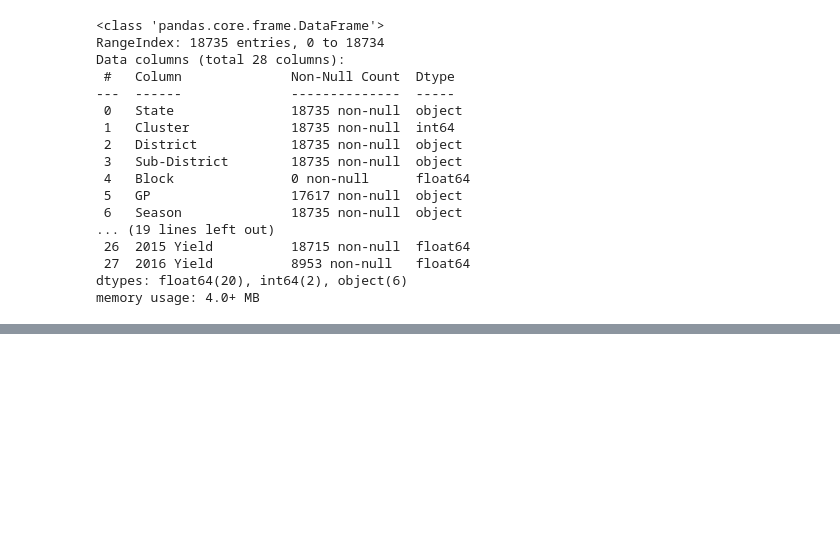
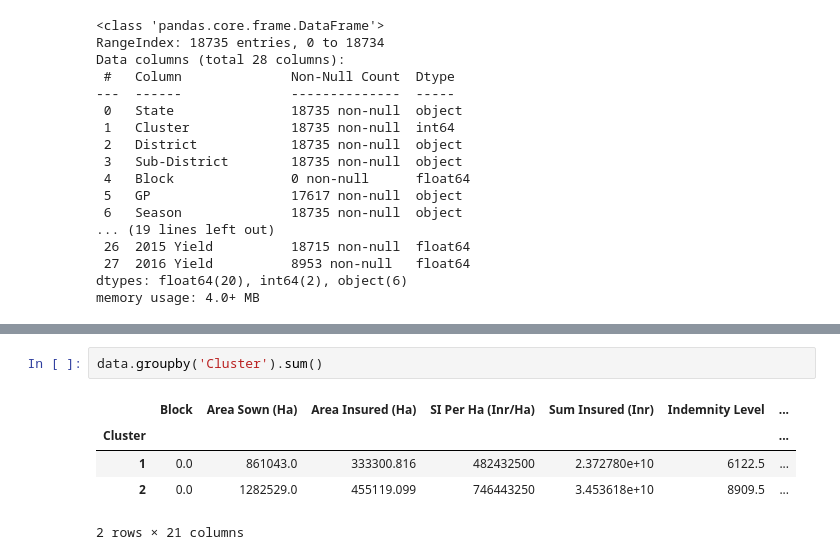
Before and after one commit to Hao0212/SCOR, a Jupyter notebook: 03_Code/One page Exploration.ipynb, the cells around one changed output, grey strips where cells are left out. Drawn from its saved outputs; the diff is of its cells as text; blank space fills up the shorter version.

```diff
--- a/03_Code/One page Exploration.ipynb
+++ b/03_Code/One page Exploration.ipynb
@@ -133,0 +144,8 @@ loss_function
+# %%
+data.groupby('Cluster').sum()
+# %% [output]
+|  | Block | Area Sown (Ha) | Area Insured (Ha) | SI Per Ha (Inr/Ha) | Sum Insured (Inr) | Indemnity Level | ... |
+| Cluster |  |  |  |  |  |  | ... |
+| 1 | 0.0 | 861043.0 | 333300.816 | 482432500 | 2.372780e+10 | 6122.5 | ... |
+| 2 | 0.0 | 1282529.0 | 455119.099 | 746443250 | 3.453618e+10 | 8909.5 | ... |
+2 rows × 21 columns
```
Also changed, not shown: parts of 6 cells of this notebook.
